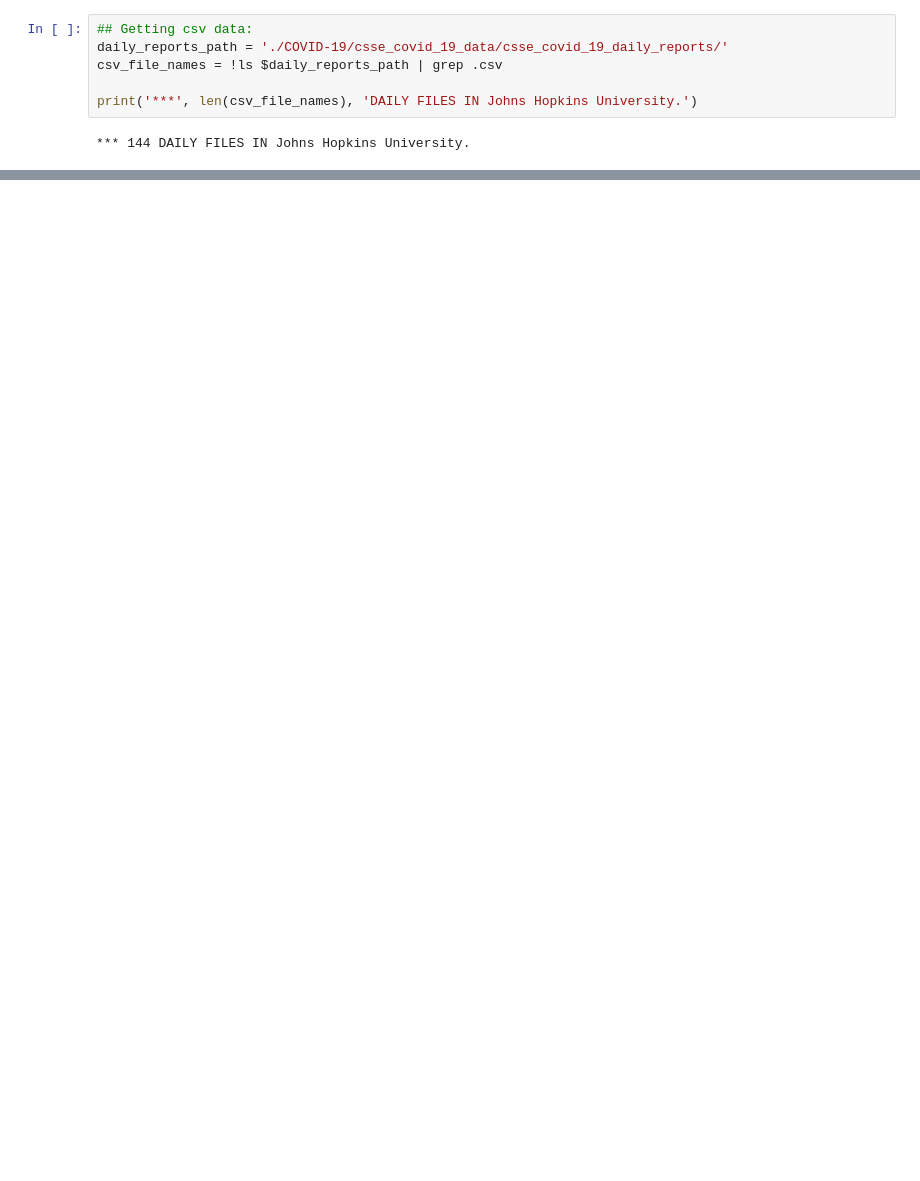
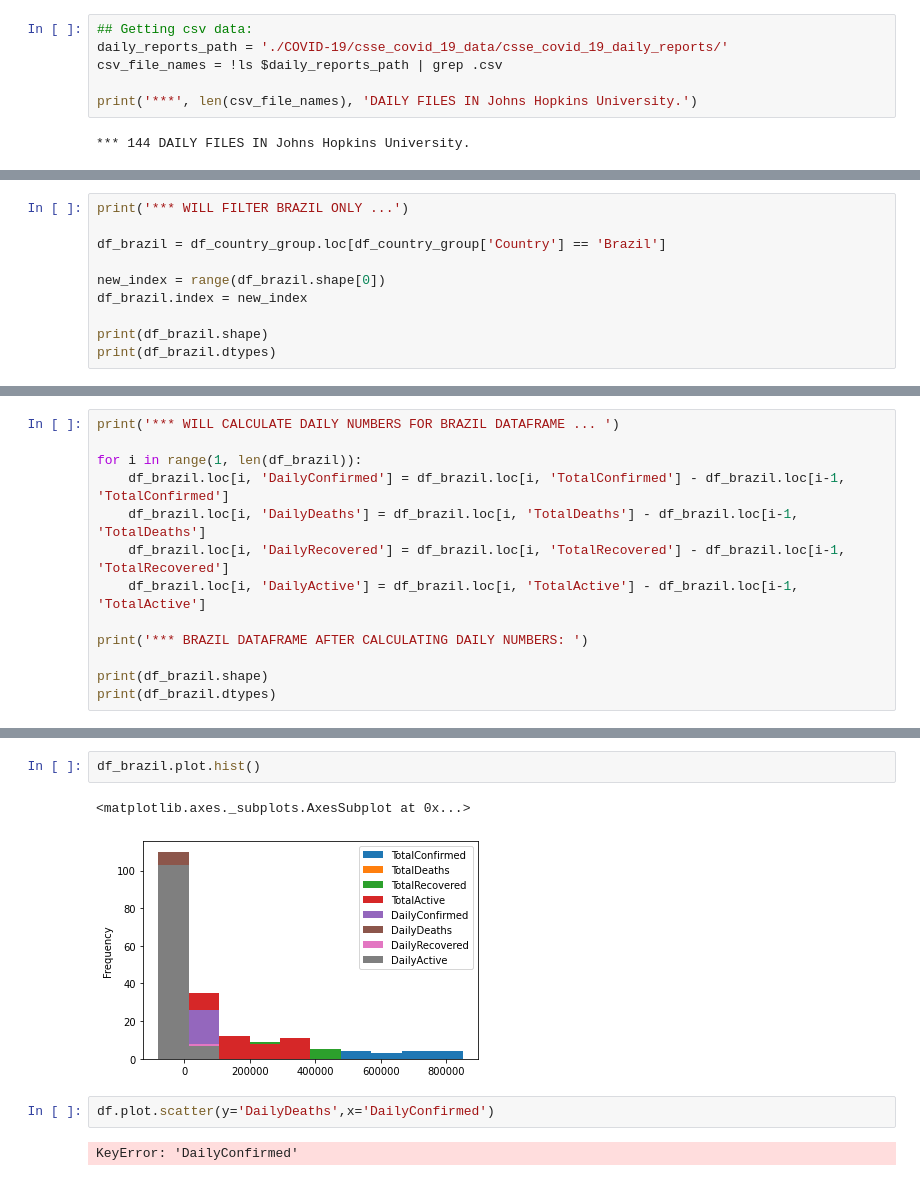
Before and after one commit to adrianosastre/datascience-covid-19, a Jupyter notebook: covid-19.ipynb, the cells around one changed output, grey strips where cells are left out. Cells and saved outputs as stored; diff of their text form; blank space fills up the shorter version.

```diff
--- a/covid-19.ipynb
+++ b/covid-19.ipynb
@@ -157,0 +165,10 @@ print(main_df.shape)
+# %%
+print('*** WILL FILTER BRAZIL ONLY ...')
+
+df_brazil = df_country_group.loc[df_country_group['Country'] == 'Brazil']
+
+new_index = range(df_brazil.shape[0])
+df_brazil.index = new_index
+
+print(df_brazil.shape)
+print(df_brazil.dtypes)
@@ -157,0 +189,13 @@ print(main_df.shape)
+# %%
+print('*** WILL CALCULATE DAILY NUMBERS FOR BRAZIL DATAFRAME ... ')
+
+for i in range(1, len(df_brazil)):
+    df_brazil.loc[i, 'DailyConfirmed'] = df_brazil.loc[i, 'TotalConfirmed'] - df_brazil.loc[i-1, 'TotalConfirmed']
+    df_brazil.loc[i, 'DailyDeaths'] = df_brazil.loc[i, 'TotalDeaths'] - df_brazil.loc[i-1, 'TotalDeaths']
+    df_brazil.loc[i, 'DailyRecovered'] = df_brazil.loc[i, 'TotalRecovered'] - df_brazil.loc[i-1, 'TotalRecovered']
+    df_brazil.loc[i, 'DailyActive'] = df_brazil.loc[i, 'TotalActive'] - df_brazil.loc[i-1, 'TotalActive']
+
+print('*** BRAZIL DATAFRAME AFTER CALCULATING DAILY NUMBERS: ')
+
+print(df_brazil.shape)
+print(df_brazil.dtypes)
@@ -157,0 +217,9 @@ print(main_df.shape)
+# %%
+df_brazil.plot.hist()
+# %% [output]
+<matplotlib.axes._subplots.AxesSubplot at 0x...>
+[figure, added]
+# %%
+df.plot.scatter(y='DailyDeaths',x='DailyConfirmed')
+# %% [output]
+KeyError: 'DailyConfirmed'
```
Also changed, not shown: parts of 7 cells of this notebook.
